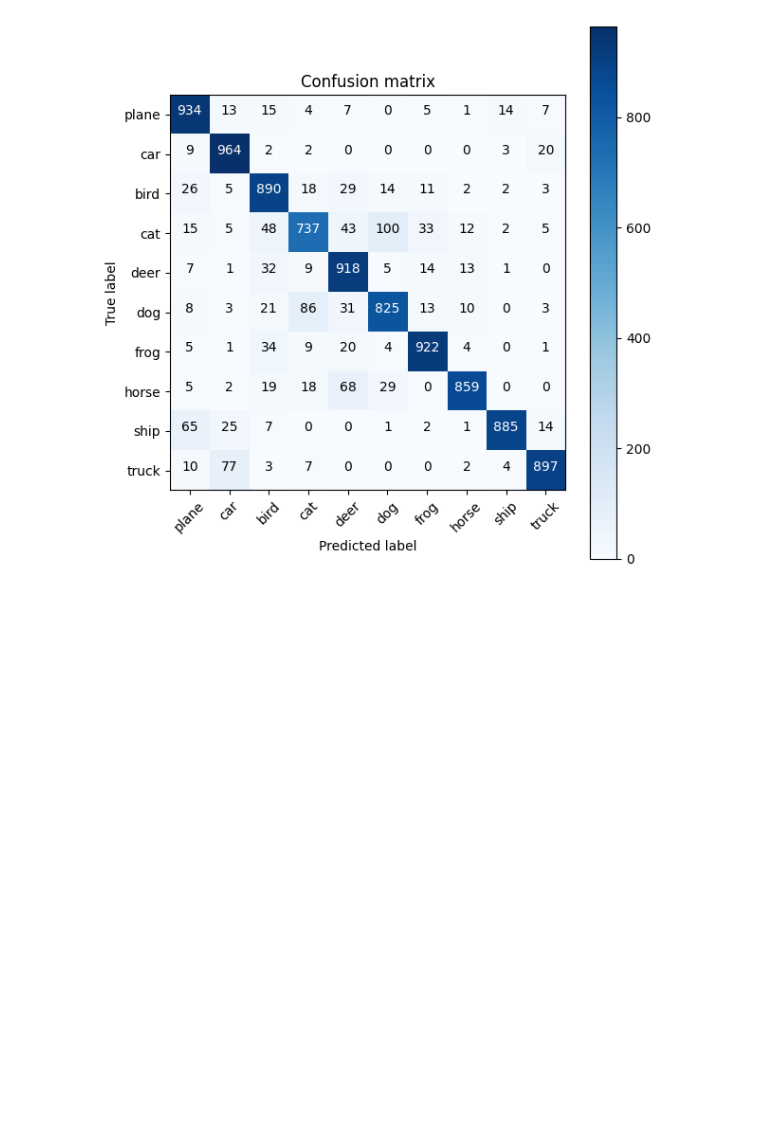
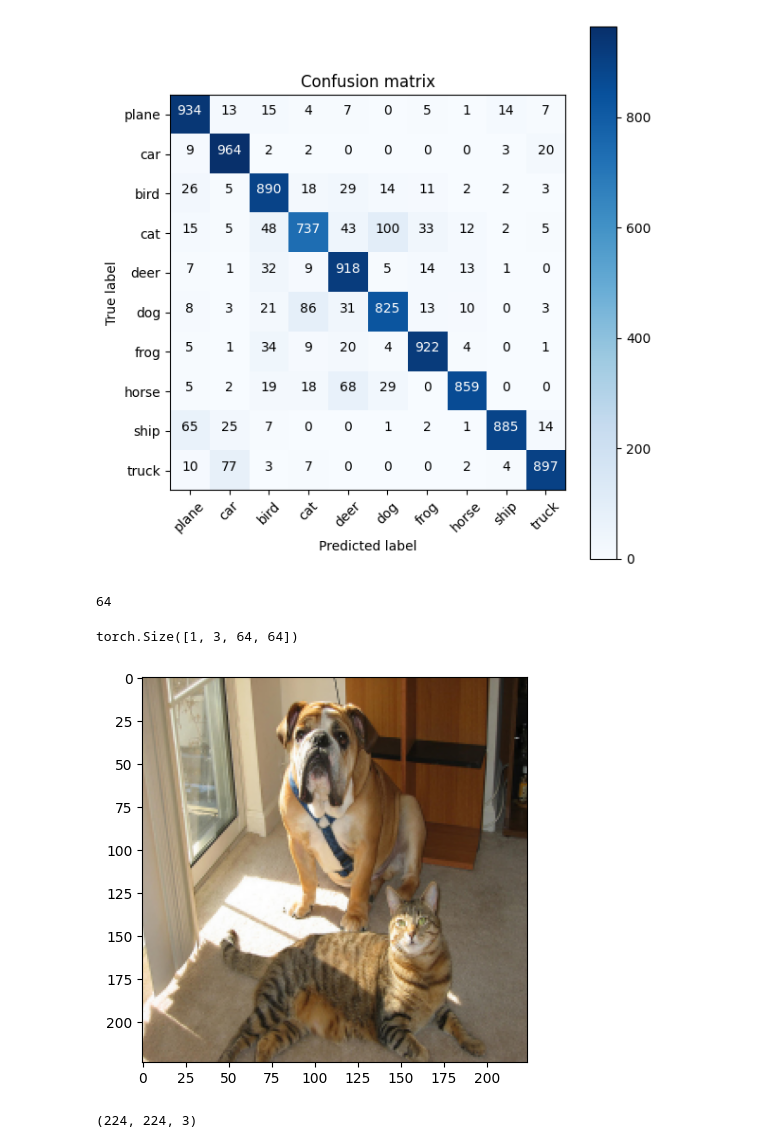
Before and after one commit to YuBeomGon/vit_cifar10, a Jupyter notebook: notebooks/vit-64-from-32.ipynb, the cells around one changed output. Cells and saved outputs as stored; diff of their text form; code cells hidden in the pictures; blank space fills up the shorter version.

Commit message:
add image and attn map

```diff
--- a/notebooks/vit-64-from-32.ipynb
+++ b/notebooks/vit-64-from-32.ipynb
@@ -192,3 +194,42 @@ Confusion matrix, without normalization
  [ 65  25   7   0   0   1   2   1 885  14]
  [ 10  77   3   7   0   0   0   2   4 897]]
 [figure]
+# %%
+img_size
+# %% [output]
+64
+# %%
+img_size = 64
+vis_transforms = transforms.Compose([
+                    transforms.Resize((img_size, img_size)),
+                    transforms.ToTensor(),
+                    transforms.Normalize((0.485, 0.456, 0.406), (0.229, 0.224, 0.225))])
+# %%
+
+from utils.visualize import VITAttentionRollout, show_mask_on_image
+discard_ratio = 0.98
+head_fusion = 'max'
+img = Image.open('../example/dog_cat.png')
+img = img.resize((224, 224))
+input_tensor = vis_transforms(img).unsqueeze(0).to(device)
+print(input_tensor.shape)
+model.to(device)
+
+attention_rollout = VITAttentionRollout(model, head_fusion=head_fusion,
+            discard_ratio=discard_ratio)
+mask = attention_rollout(input_tensor)
+name = "attention_rollout_{:.3f}_{}.png".format(discard_ratio, head_fusion)
+
+
+np_img = np.array(img)[:, :, ::-1]
+mask = cv2.resize(mask, (np_img.shape[1], np_img.shape[0]))
+mask = show_mask_on_image(np_img, mask)
+plt.imshow(img)
+plt.show()
+# %% [output]
+torch.Size([1, 3, 64, 64])
+[figure, added]
+# %%
+mask.shape
+# %% [output]
+(224, 224, 3)
```
Also changed, not shown: parts of 2 cells of this notebook, 3 other files.
